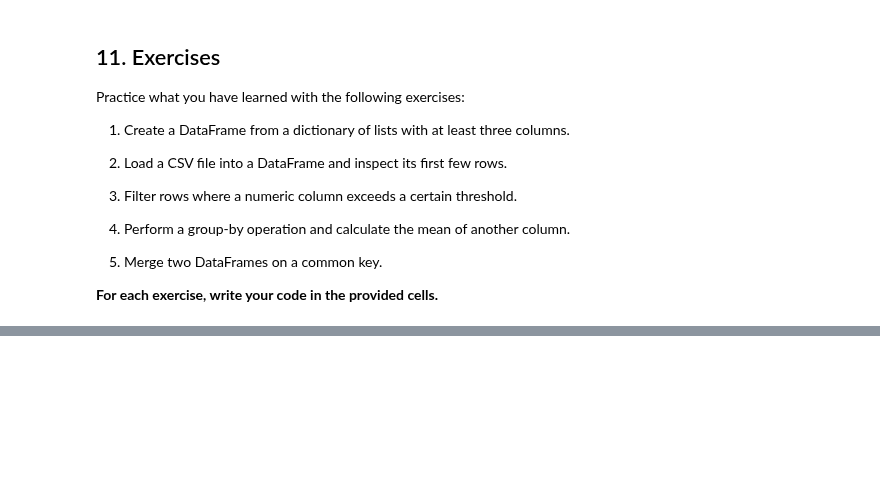
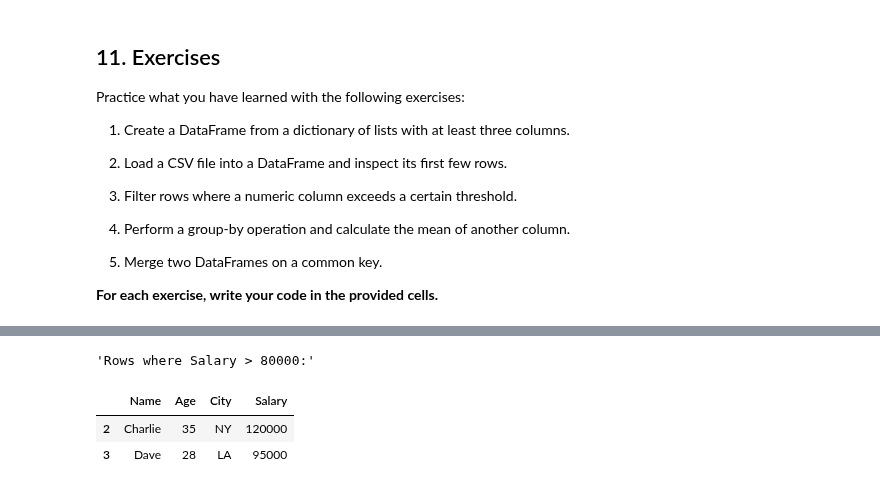
Before and after one commit to omanar1/usable_ai, a Jupyter notebook: docs/m03-numpy_pandas/pandas_basics.ipynb, the cells around one changed output, grey strips where cells are left out. Drawn from its saved outputs; the diff is of its cells as text; code cells hidden in the pictures; blank space fills up the shorter version.

```diff
--- a/docs/m03-numpy_pandas/pandas_basics.ipynb
+++ b/docs/m03-numpy_pandas/pandas_basics.ipynb
@@ -728,2 +795,5 @@ display(df_loaded_feather)
 # %%
 # 2. Load a CSV file and inspect its first few rows.
+df_loaded_csv = pd.read_csv("saved_data.csv")
+print("Loaded CSV file:")
+display(df_loaded_csv.head())
@@ -730,4 +807,11 @@ display(df_loaded_feather)
 # %%
 # 3. Filter rows where a numeric column exceeds a threshold.
+display("Rows where Salary > 80000:")
+display(df_loaded_csv[df_loaded_csv["Salary"] > 80000])
+# %% [output]
+'Rows where Salary > 80000:'
+|  | Name | Age | City | Salary |
+| 2 | Charlie | 35 | NY | 120000 |
+| 3 | Dave | 28 | LA | 95000 |
 # %%
 # 4. Perform a group-by operation and calculate the mean of another column.
```
Also changed, not shown: parts of 10 cells of this notebook.
